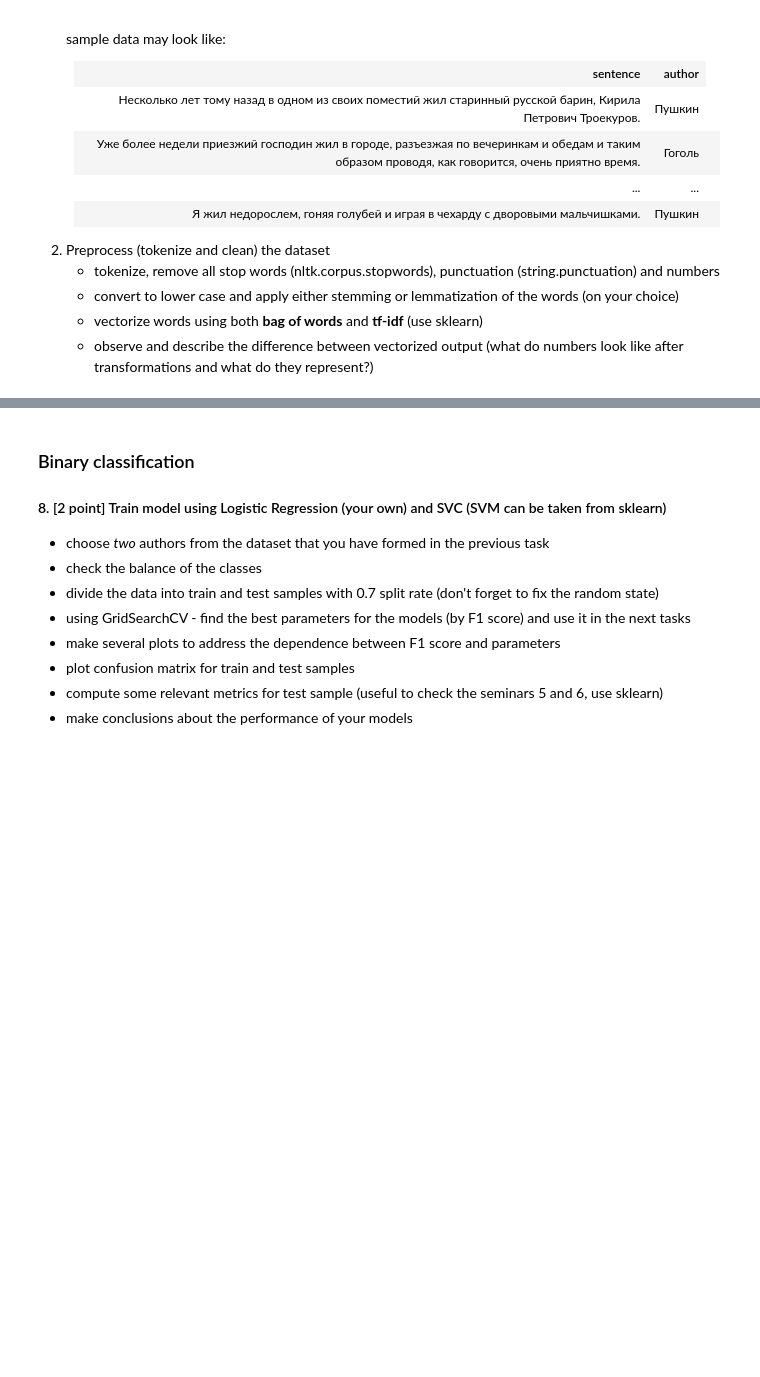
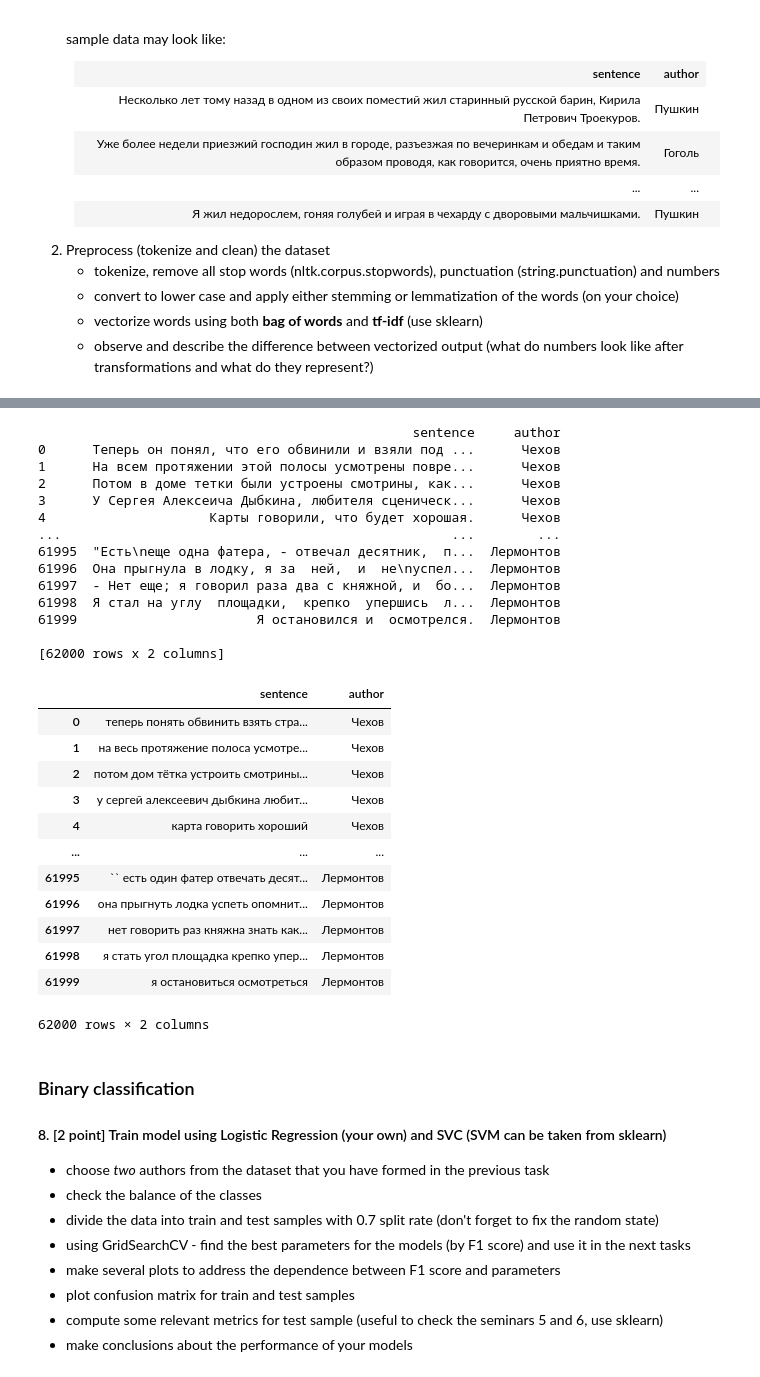
Before and after one commit to shmelzz/data_analysis, a Jupyter notebook: hw3/ml_hw3_Shelemekh_206.ipynb, the cells around one changed output, grey strips where cells are left out. Saved outputs shown, nothing was run; the diff lists cells and outputs as text; code cells hidden in the pictures; blank space fills up the shorter version.

Commit message:
nlp dataset preprocessed

```diff
--- a/hw3/ml_hw3_Shelemekh_206.ipynb
+++ b/hw3/ml_hw3_Shelemekh_206.ipynb
@@ -457,14 +461,13 @@ dates = [str(x) for x in np.arange(1900, 2022)]
 # %%
-# 2
 import pymorphy2
 
 morph = pymorphy2.MorphAnalyzer()
+punctuation_arr = ['«', '»', '...', '—', '–']
 
+def process_sentence(text):
+    # split sentence into words
+    words = nltk.word_tokenize(text, language='russian')
 
-def process_text(text):
-    words = nltk.word_tokenize(text, language='russian')
     tokens = [morph.parse(word.lower())[0].normal_form for word in words if (
-                word not in string.punctuation and word not in stop_words and word not in dates and word != '—' and word != '–' and word != '...' and word != '«' and word != '»' and not word.isnumeric())]
-
-    print(words)
-    return tokens
+            word not in string.punctuation and word not in stop_words and word not in punctuation_arr and not word.isnumeric())]
+    return ' '.join(tokens)
@@ -474,3 +474,37 @@ process_text(data.iloc[26028][0])
+# %%
+def process(data):
+    return process_sentence(data['sentence'])
+
+# update dataset with preprocessed sentences
+data['sentence'] = data.apply(process, axis=1)
+# %% [output]
+                                                sentence     author
+0      Теперь он понял, что его обвинили и взяли под ...      Чехов
+1      На всем протяжении этой полосы усмотрены повре...      Чехов
+2      Потом в доме тетки были устроены смотрины, как...      Чехов
+3      У Сергея Алексеича Дыбкина, любителя сценическ...      Чехов
+4                     Карты говорили, что будет хорошая.      Чехов
+...                                                  ...        ...
+61995  "Есть\nеще одна фатера, - отвечал десятник,  п...  Лермонтов
+61996  Она прыгнула в лодку, я за  ней,  и  не\nуспел...  Лермонтов
+61997  - Нет еще; я говорил раза два с княжной, и  бо...  Лермонтов
+61998  Я стал на углу  площадки,  крепко  упершись  л...  Лермонтов
+61999                       Я остановился и  осмотрелся.  Лермонтов
+
+[62000 rows x 2 columns]
+|  | sentence | author |
+| 0 | теперь понять обвинить взять стра... | Чехов |
+| 1 | на весь протяжение полоса усмотре... | Чехов |
+| 2 | потом дом тётка устроить смотрины... | Чехов |
+| 3 | у сергей алексеевич дыбкина любит... | Чехов |
+| 4 | карта говорить хороший | Чехов |
+| ... | ... | ... |
+| 61995 | `` есть один фатер отвечать десят... | Лермонтов |
+| 61996 | она прыгнуть лодка успеть опомнит... | Лермонтов |
+| 61997 | нет говорить раз княжна знать как... | Лермонтов |
+| 61998 | я стать угол площадка крепко упер... | Лермонтов |
+| 61999 | я остановиться осмотреться | Лермонтов |
+62000 rows × 2 columns
 # %% [markdown]
 ###  Binary classification
 
```
Also changed, not shown: parts of 8 cells of this notebook.
